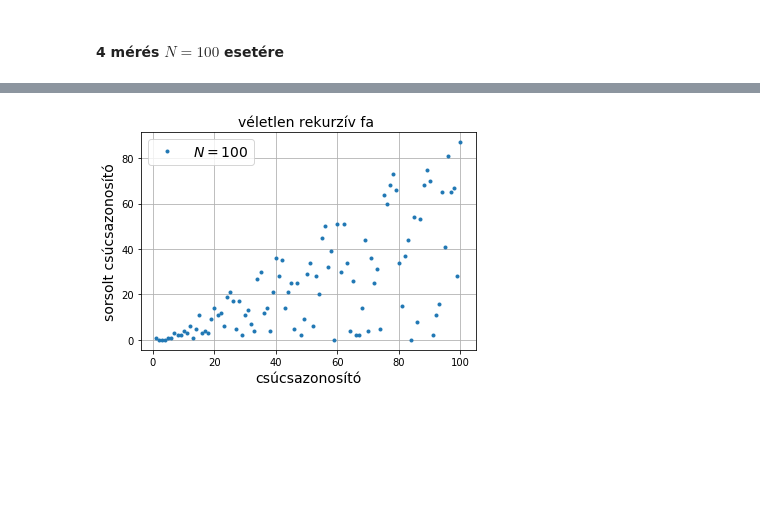
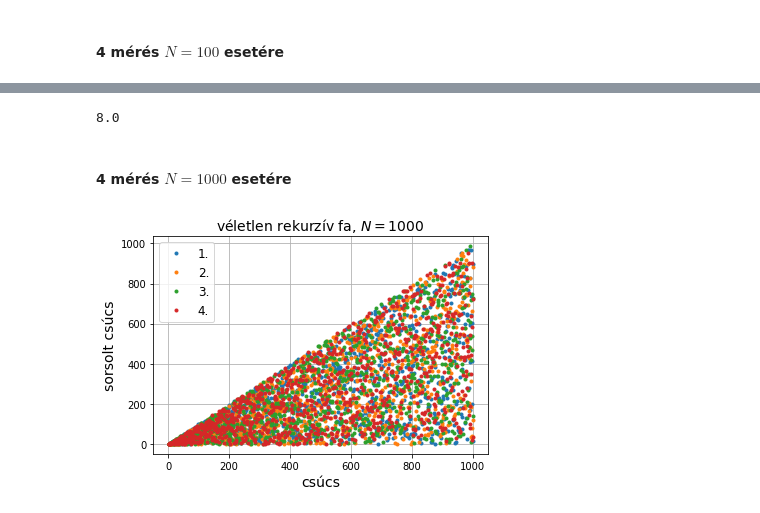
Before and after one commit to FulgurisR/StochProc, a Jupyter notebook: Fa.ipynb, the cells around one changed output, grey strips where cells are left out. Saved outputs shown, nothing was run; the diff lists cells and outputs as text; code cells hidden in the pictures; blank space fills up the shorter version.

```diff
--- a/Fa.ipynb
+++ b/Fa.ipynb
@@ -11,7 +11,7 @@ def randRecurTree(N):
                     #összekötve egymással
     i=2
     while i<N: #i=2,...,N-1
-        treeRand.append(randrange(0,i-1)) #lista bővítése
+        treeRand.append(random.randint(0,i-1)) #lista bővítése
                                             #sorsolt számmal
         i+=1
 
@@ -53,12 +99,30 @@ savefig('tree100a.png')
+# %%
+ks100=array([10,7,6,9])
+mean(ks100)
+# %% [output]
+8.0
+# %% [markdown]
+#### 4 mérés $N=1000$ esetére
+# %%
+N=1000
 # %%
-tree100b=randRecurTree(N)
-grid100=array([x for x in range(1,len(tree100b)+1)])
-plot(grid100,tree100b,'.', label=r'$N= 100$')
+tree1000a=randRecurTree(N)
+grid1000=array([x for x in range(1,len(tree1000a)+1)])
+plot(grid1000,tree1000a,'.', label='1.')
+tree1000b=randRecurTree(N)
+grid1000=array([x for x in range(1,len(tree1000b)+1)])
+plot(grid1000,tree1000b,'.', label='2.')
+tree1000c=randRecurTree(N)
+grid1000=array([x for x in range(1,len(tree1000c)+1)])
+plot(grid1000,tree1000c,'.', label='3.')
+tree1000d=randRecurTree(N)
+grid1000=array([x for x in range(1,len(tree1000d)+1)])
+plot(grid1000,tree1000d,'.', label='4.')
 grid()
-xlabel('csúcsazonosító', fontsize=14)
-ylabel('sorsolt csúcsazonosító', fontsize=14)
-title('véletlen rekurzív fa ', fontsize=14)
-legend(prop={'size': 14})
-savefig('tree100b.png')
+xlabel('csúcs', fontsize=14)
+ylabel('sorsolt csúcs', fontsize=14)
+title('véletlen rekurzív fa, 'r'$N= 1000$', fontsize=14)
+legend(prop={'size': 12})
+savefig('tree1000.png')
 # %% [output]
-[figure, old version]
+[figure, new version]
```
Also changed, not shown: parts of 11 cells of this notebook.
